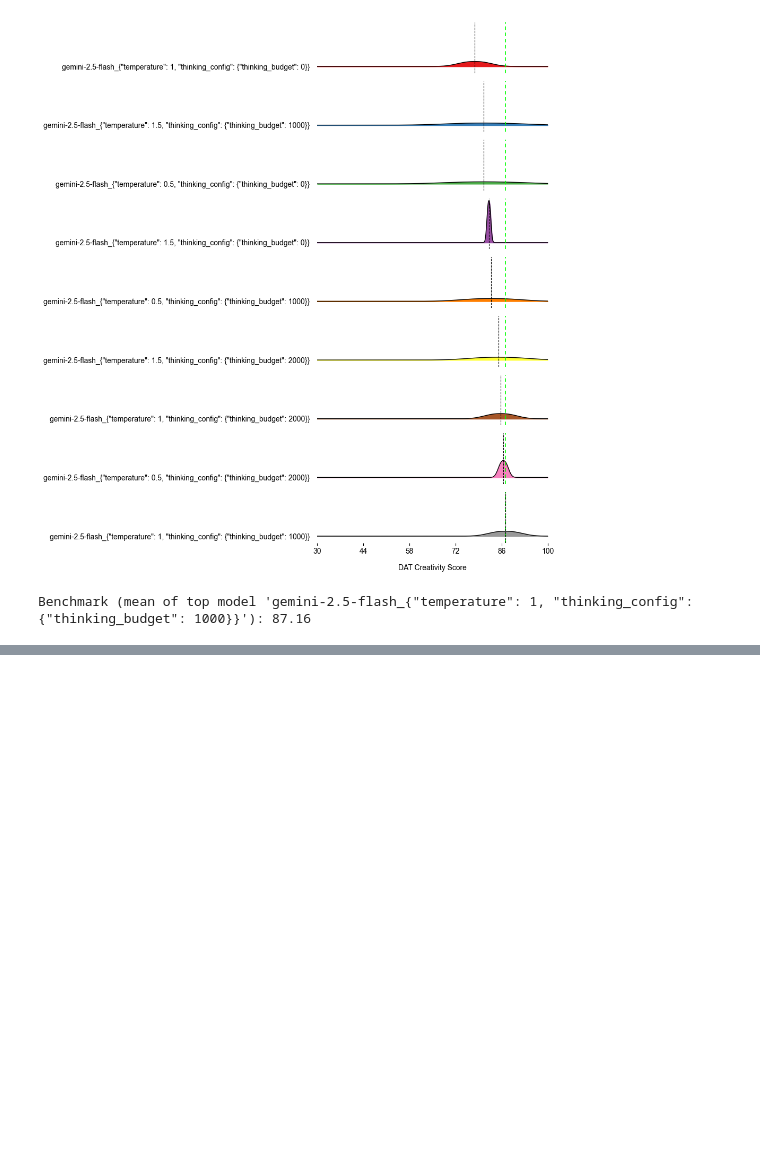
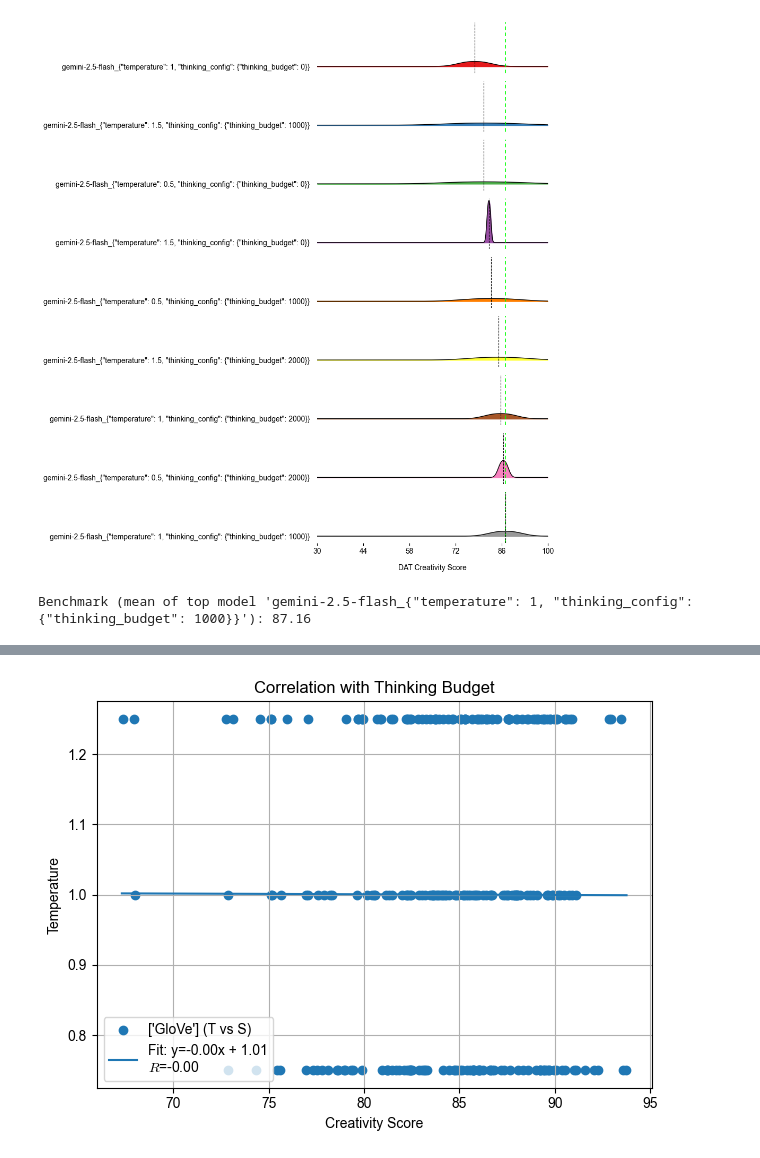
Before and after one commit to theGreen-Coder/MCTB, a Jupyter notebook: example.ipynb, the cells around one changed output, grey strips where cells are left out. Cells and saved outputs as stored; diff of their text form; code cells hidden in the pictures; blank space fills up the shorter version.

```diff
--- a/example.ipynb
+++ b/example.ipynb
@@ -430,0 +437,13 @@ Benchmark (mean of top model 'gemini-2.5-flash_{"temperature": 1, "thinking_conf
+# %%
+# ['GloVe', 'BERT_WordEmbeddings_L6', 'BERT_WordEmbeddings_L7']
+
+plot_correlation('results/HardDAT_0626155436_4models_3configs_15words_unnormalized.json',
+                 key='temperature',
+                 embedding_model=["GloVe"],
+                 plot_title="Correlation with Thinking Budget",
+                 x_axis_title="Creativity Score",
+                 y_axis_title="Temperature",
+                 save_file=False,
+                 file_name="thinking_budget_effect_on_creativity_correlation.png")
+# %% [output]
+[figure, added]
```
Also changed, not shown: parts of 10 cells of this notebook, 1 other file.
